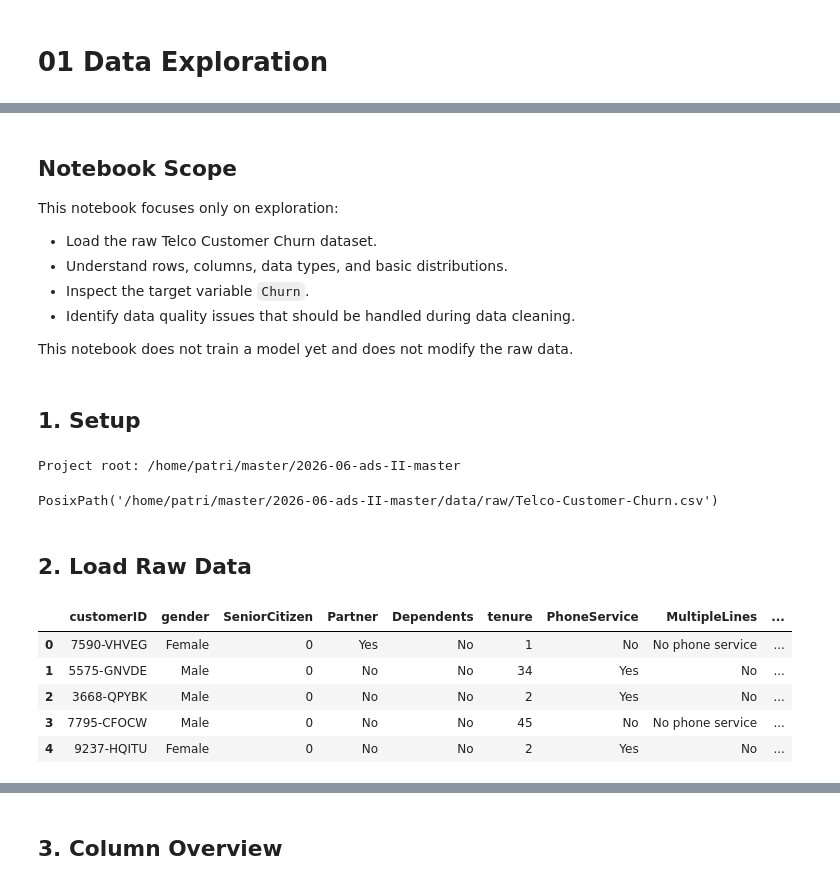
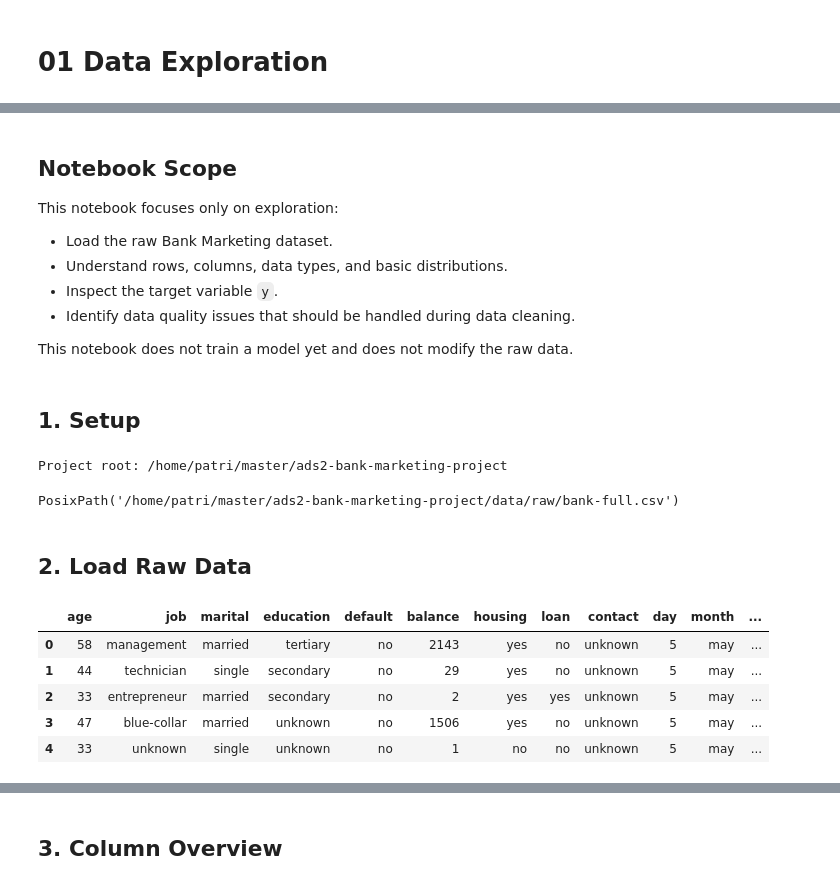
Before and after one commit to PatriciaDelgadoGorostiza/ads2-bank-marketing-project, a Jupyter notebook: notebooks/01_data_exploration.ipynb, the cells around one changed output, grey strips where cells are left out. Cells and saved outputs as stored; diff of their text form; code cells hidden in the pictures.

```diff
--- a/notebooks/01_data_exploration.ipynb
+++ b/notebooks/01_data_exploration.ipynb
@@ -75,9 +77,9 @@ The columns can also be grouped into broader business areas:
 
 This notebook focuses only on exploration:
 
-- Load the raw Telco Customer Churn dataset.
+- Load the raw Bank Marketing dataset.
 - Understand rows, columns, data types, and basic distributions.
-- Inspect the target variable `Churn`.
+- Inspect the target variable `y`.
 - Identify data quality issues that should be handled during data cleaning.
 
 This notebook does not train a model yet and does not modify the raw data.
@@ -94,37 +96,37 @@ pd.set_option("display.max_rows", 100)
 
 def find_project_root(start: Path) -> Path:
     for path in [start, *start.parents]:
-        if (path / "data" / "raw" / "Telco-Customer-Churn.csv").exists():
+        if (path / "data" / "raw" / "bank-full.csv").exists():
             return path
-    raise FileNotFoundError("Could not find project root with data/raw/Telco-Customer-Churn.csv")
+    raise FileNotFoundError("Could not find project root with data/raw/bank-full.csv")
 
 
 PROJECT_ROOT = find_project_root(Path.cwd())
-DATA_PATH = PROJECT_ROOT / "data" / "raw" / "Telco-Customer-Churn.csv"
+DATA_PATH = PROJECT_ROOT / "data" / "raw" / "bank-full.csv"
 
 print(f"Project root: {PROJECT_ROOT}")
 DATA_PATH
 # %% [output]
-Project root: /home/patri/master/2026-06-ads-II-master
+Project root: /home/patri/master/ads2-bank-marketing-project
-PosixPath('/home/patri/master/2026-06-ads-II-master/data/raw/Telco-Customer-Churn.csv')
+PosixPath('/home/patri/master/ads2-bank-marketing-project/data/raw/bank-full.csv')
 # %% [markdown]
 ## 2. Load Raw Data
 # %%
 if not DATA_PATH.exists():
     raise FileNotFoundError(
         f"Raw data file not found: {DATA_PATH}\n"
-        "Expected path: data/raw/Telco-Customer-Churn.csv"
+        "Expected path: data/raw/bank-full.csv"
     )
 
-df = pd.read_csv(DATA_PATH)
+df = pd.read_csv(DATA_PATH, sep=";")
 df.head()
 # %% [output]
-|  | customerID | gender | SeniorCitizen | Partner | Dependents | tenure | PhoneService | MultipleLines | ... |
-| 0 | 7590-VHVEG | Female | 0 | Yes | No | 1 | No | No phone service | ... |
-| 1 | 5575-GNVDE | Male | 0 | No | No | 34 | Yes | No | ... |
-| 2 | 3668-QPYBK | Male | 0 | No | No | 2 | Yes | No | ... |
-| 3 | 7795-CFOCW | Male | 0 | No | No | 45 | No | No phone service | ... |
-| 4 | 9237-HQITU | Female | 0 | No | No | 2 | Yes | No | ... |
+|  | age | job | marital | education | default | balance | housing | loan | contact | day | month | ... |
+| 0 | 58 | management | married | tertiary | no | 2143 | yes | no | unknown | 5 | may | ... |
+| 1 | 44 | technician | single | secondary | no | 29 | yes | no | unknown | 5 | may | ... |
+| 2 | 33 | entrepreneur | married | secondary | no | 2 | yes | yes | unknown | 5 | may | ... |
+| 3 | 47 | blue-collar | married | unknown | no | 1506 | yes | no | unknown | 5 | may | ... |
+| 4 | 33 | unknown | single | unknown | no | 1 | no | no | unknown | 5 | may | ... |
 # %%
 print(f"Rows: {df.shape[0]:,}")
 print(f"Columns: {df.shape[1]:,}")
```
Also changed, not shown: parts of 48 cells of this notebook, 5 other files.
